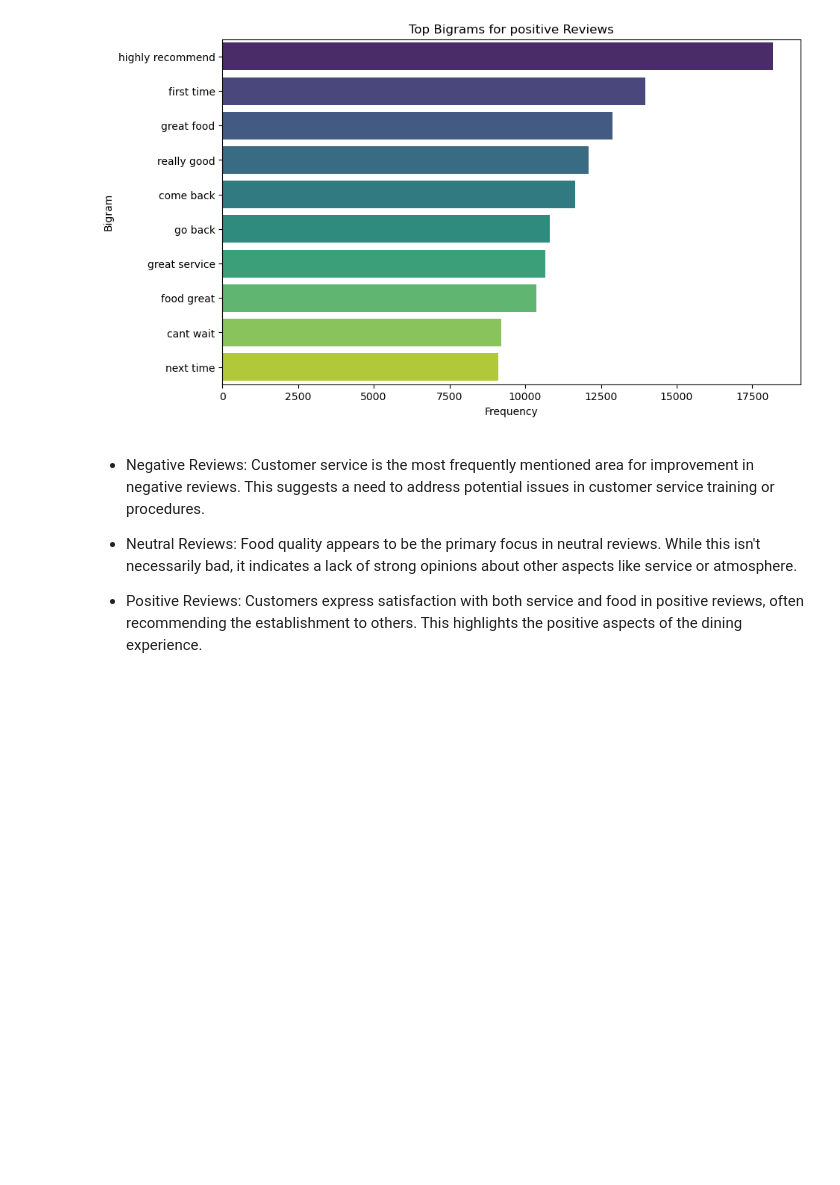
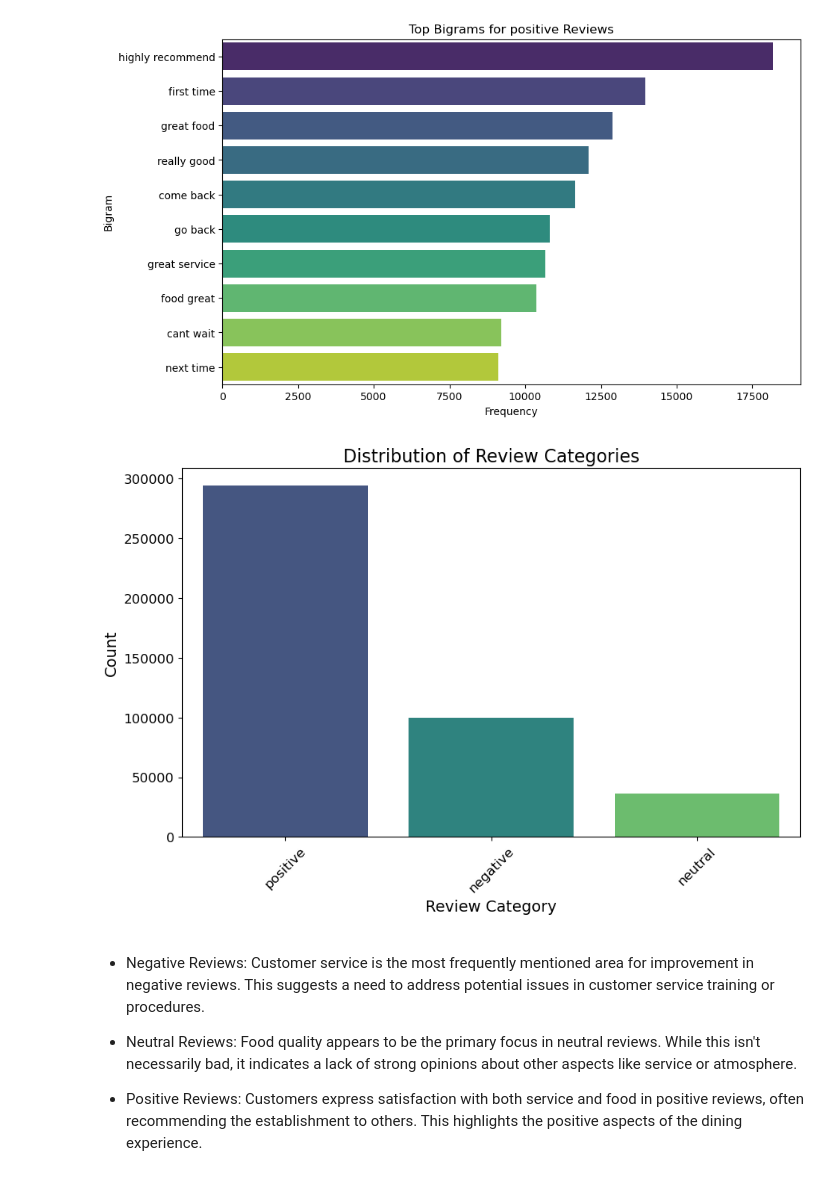
Before and after one commit to ggeorgekkariuki/Sentiment-Analysis, a Jupyter notebook: index.ipynb, the cells around one changed output. Drawn from its saved outputs; the diff is of its cells as text; code cells hidden in the pictures; blank space fills up the shorter version.

```diff
--- a/index.ipynb
+++ b/index.ipynb
@@ -521,6 +543,21 @@ for category, bigram_list in bigrams_by_category.items():
 [figure]
 [figure]
 [figure]
+# %%
+# Calculate the distribution of review categories
+category_counts = df['review_category'].value_counts()
+
+# Create a bar plot to visualize the distribution of review categories
+plt.figure(figsize=(10, 6))
+sns.barplot(x=category_counts.index, y=category_counts.values, palette='viridis')
+plt.xlabel('Review Category', fontsize=14)
+plt.ylabel('Count', fontsize=14)
+plt.title('Distribution of Review Categories', fontsize=16)
+plt.xticks(rotation=45, fontsize=12)  # Rotate x-axis labels for better readability
+plt.yticks(fontsize=12)
+plt.show()
+# %% [output]
+[figure, added]
 # %% [markdown]
 * Negative Reviews: Customer service is the most frequently mentioned area for improvement in negative reviews. This suggests a need to address potential issues in customer service training or procedures.
 
```
Also changed, not shown: parts of 5 cells of this notebook, 1 other file.
